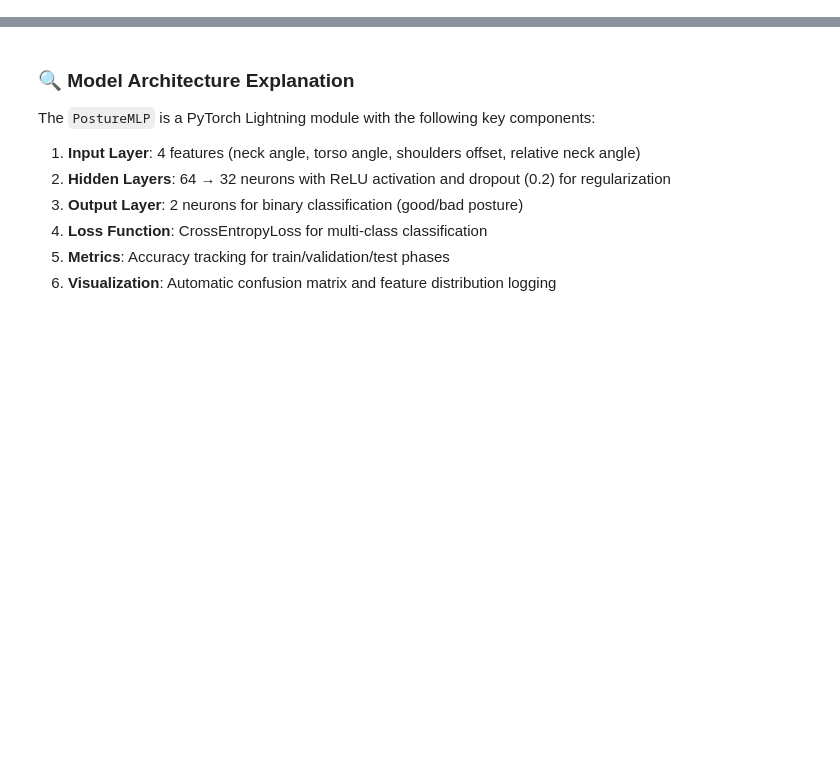
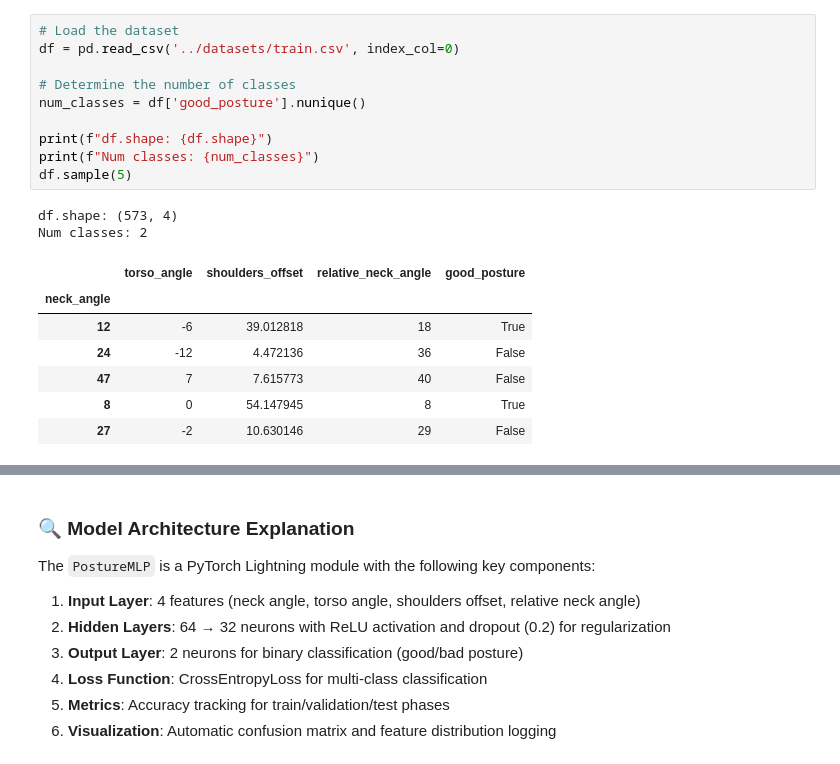
Before and after one commit to Federiko9811/iot-project, a Jupyter notebook: federated/notebook.ipynb, the cells around one changed output, grey strips where cells are left out. Cells and saved outputs as stored; diff of their text form; blank space fills up the shorter version.

```diff
--- a/federated/notebook.ipynb
+++ b/federated/notebook.ipynb
@@ -51,0 +143,20 @@ The project works with posture data containing 4 key features:
+# %%
+# Load the dataset
+df = pd.read_csv('../datasets/train.csv', index_col=0)
+
+# Determine the number of classes
+num_classes = df['good_posture'].nunique()
+
+print(f"df.shape: {df.shape}")
+print(f"Num classes: {num_classes}")
+df.sample(5)
+# %% [output]
+df.shape: (573, 4)
+Num classes: 2
+|  | torso_angle | shoulders_offset | relative_neck_angle | good_posture |
+| neck_angle |  |  |  |  |
+| 12 | -6 | 39.012818 | 18 | True |
+| 24 | -12 | 4.472136 | 36 | False |
+| 47 | 7 | 7.615773 | 40 | False |
+| 8 | 0 | 54.147945 | 8 | True |
+| 27 | -2 | 10.630146 | 29 | False |
```
Also changed, not shown: parts of 31 cells of this notebook, 6 other files.
